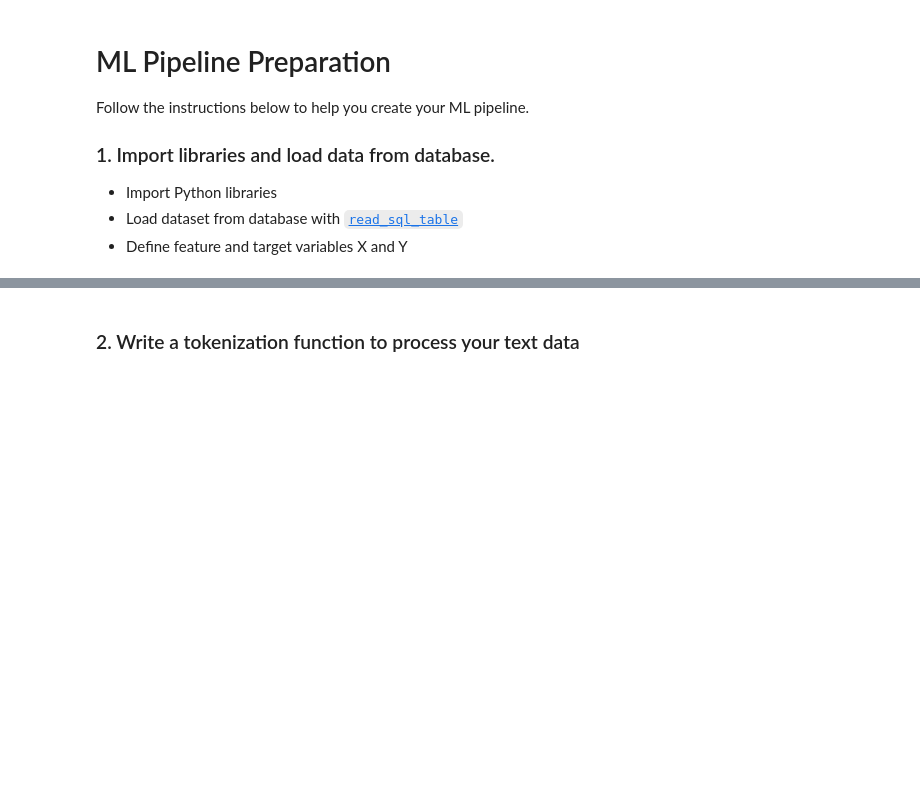
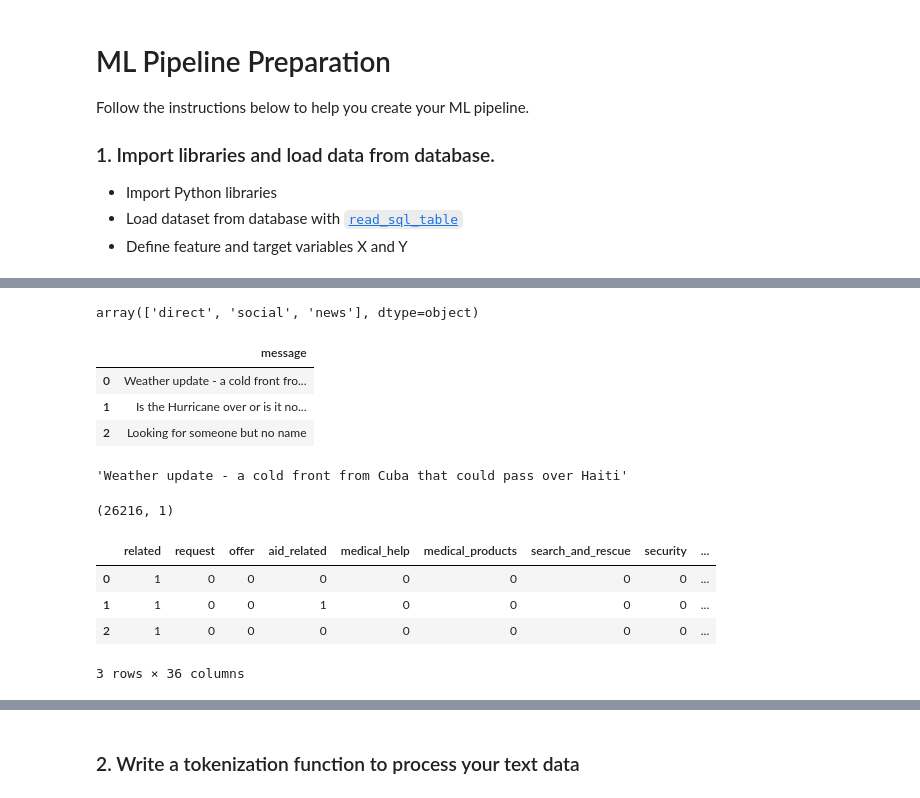
Before and after one commit to chrispmaag/disaster_response_ml_pipeline, a Jupyter notebook: ML Pipeline Preparation.ipynb, the cells around one changed output, grey strips where cells are left out. Drawn from its saved outputs; the diff is of its cells as text; code cells hidden in the pictures; blank space fills up the shorter version.

```diff
--- a/ML Pipeline Preparation.ipynb
+++ b/ML Pipeline Preparation.ipynb
@@ -17 +47,6 @@ from sqlalchemy import create_engine
+# %%
+# Not sure if this is column is useful or not
+df['genre'].unique()
+# %% [output]
+array(['direct', 'social', 'news'], dtype=object)
 # %%
@@ -24,3 +53,26 @@ df.head()
 # going to try using just message at first, but not sure if I should also be using genre
 X = df[['message']]
 Y = df.drop(['id', 'message', 'original', 'genre'], axis=1)
+# %%
+X[:3]
+# %% [output]
+|  | message |
+| 0 | Weather update - a cold front fro... |
+| 1 | Is the Hurricane over or is it no... |
+| 2 | Looking for someone but no name |
+# %%
+X.iloc[0][0]
+# %% [output]
+'Weather update - a cold front from Cuba that could pass over Haiti'
+# %%
+X.shape
+# %% [output]
+(26216, 1)
+# %%
+Y[:3]
+# %% [output]
+|  | related | request | offer | aid_related | medical_help | medical_products | search_and_rescue | security | ... |
+| 0 | 1 | 0 | 0 | 0 | 0 | 0 | 0 | 0 | ... |
+| 1 | 1 | 0 | 0 | 1 | 0 | 0 | 0 | 0 | ... |
+| 2 | 1 | 0 | 0 | 0 | 0 | 0 | 0 | 0 | ... |
+3 rows × 36 columns
```
Also changed, not shown: parts of 26 cells of this notebook.
